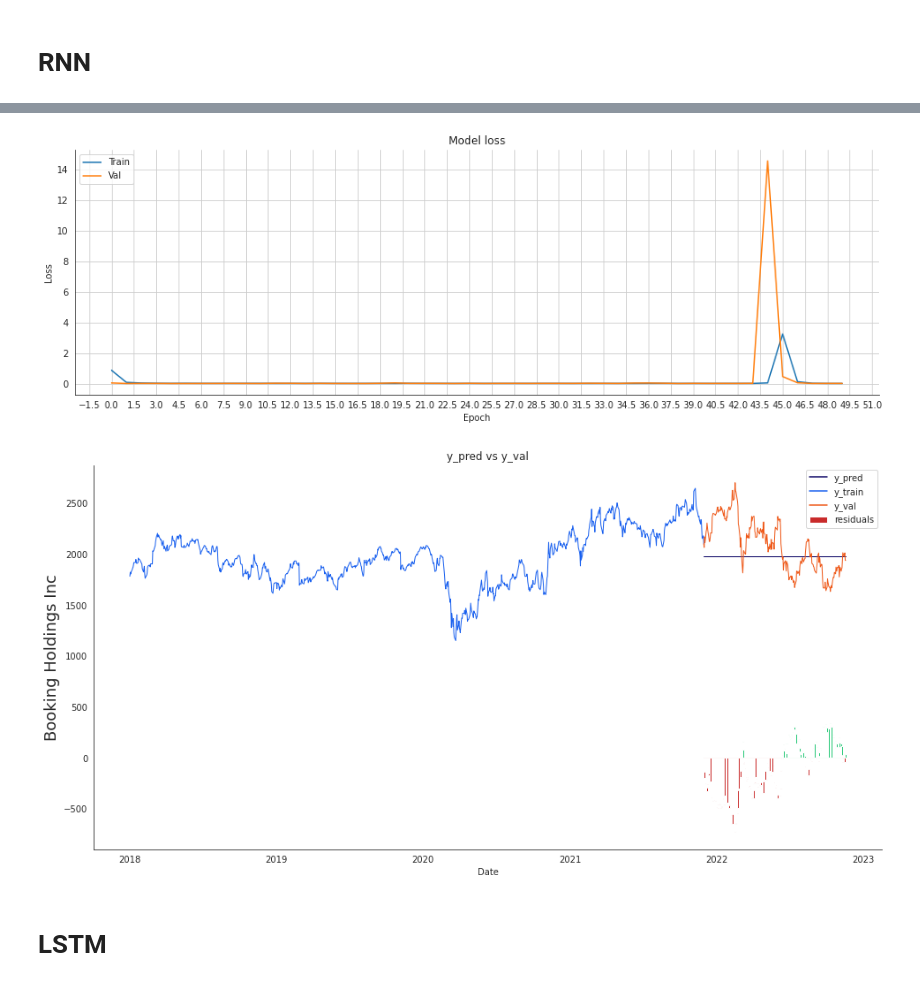
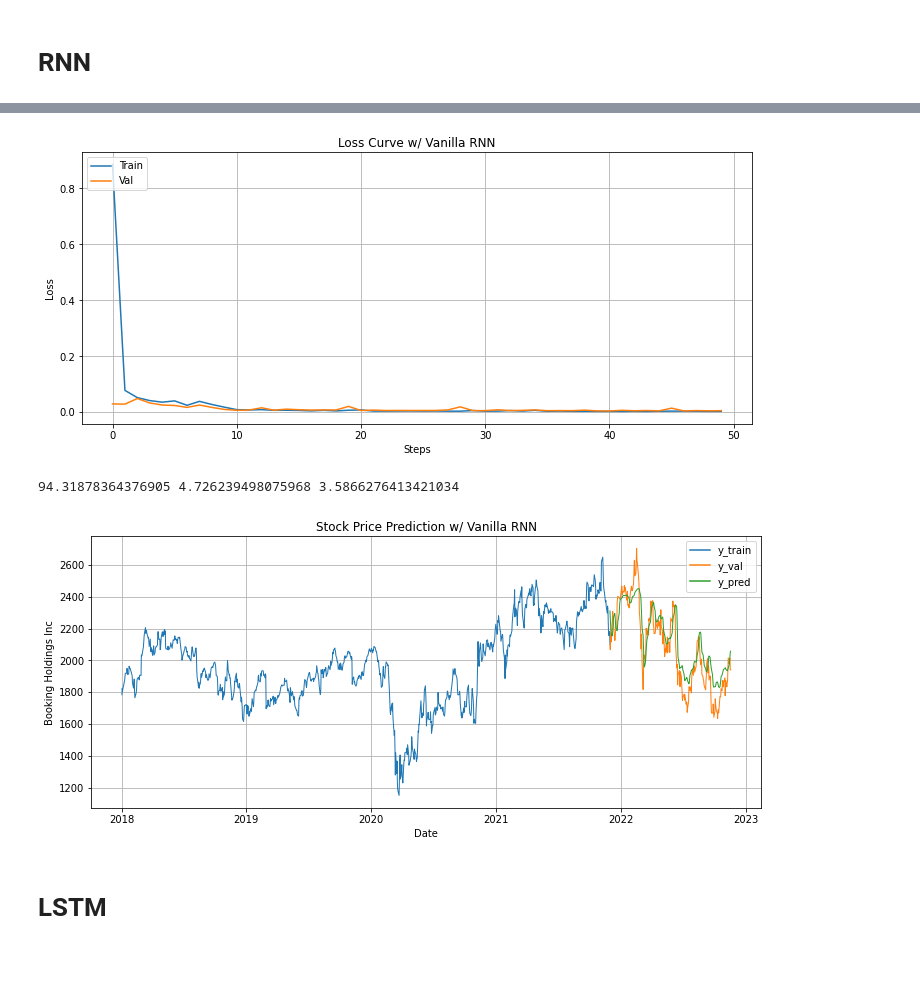
Before and after one commit to CamilleKoSzePui/RNN, a Jupyter notebook: 7_simplernn_lstm_gru_lr0_0001_batchsize32_epoch50_sliding50_deeeense.ipynb, the cells around one changed output, grey strips where cells are left out. Drawn from its saved outputs; the diff is of its cells as text; code cells hidden in the pictures; blank space fills up the shorter version.

```diff
--- a/7_simplernn_lstm_gru_lr0_0001_batchsize32_epoch50_sliding50_deeeense.ipynb
+++ b/7_simplernn_lstm_gru_lr0_0001_batchsize32_epoch50_sliding50_deeeense.ipynb
@@ -41,7 +41,6 @@ from sklearn.metrics import mean_absolute_error, mean_squared_error
 
 from sklearn.preprocessing import RobustScaler, MinMaxScaler # This Scaler removes the median and scales the data according to the quantile range to normalize the price data
 import seaborn as sns
-sns.set_style('white', { 'axes.spines.right': False, 'axes.spines.top': False})
 import yfinance as yf
 
 print('Tensorflow Version: ' + tf.__version__)
@@ -150,54 +128,37 @@ def preprocess(df, seq_len):
 # %% [markdown]
 # Build RNN model
 # %%
-def create_RNN(hidden_units, input_shape, rnn_type, lr, loss):
+def create_RNN(hidden_units, input_shape, rnn_type, lr, loss, drop=0.2):
   model = Sequential()
   if rnn_type == 'RNN':
 
     model.add(SimpleRNN(hidden_units, return_sequences=True, input_shape=input_shape))
-    model.add(Dropout(0.2))
     model.add(SimpleRNN(hidden_units, return_sequences=True))
-    model.add(Dropout(0.2))
     model.add(SimpleRNN(hidden_units, return_sequences=True))
-    model.add(Dropout(0.2))
     model.add(SimpleRNN(hidden_units, return_sequences=True))
-    model.add(Dropout(0.2))
     model.add(SimpleRNN(hidden_units, return_sequences=True))
-    model.add(Dropout(0.2))
-    model.add(SimpleRNN(hidden_units, return_sequences=True))
-    model.add(Dropout(0.2))
+    model.add(Dropout(drop))
     model.add(SimpleRNN(hidden_units, return_sequences=False))
 
   elif rnn_type == 'LSTM':
 
     model.add(LSTM(hidden_units, return_sequences=True, input_shape=input_shape))
-    model.add(Dropout(0.2))
     model.add(LSTM(hidden_units, return_sequences=True))
-    model.add(Dropout(0.2))
     model.add(LSTM(hidden_units, return_sequences=True))
-    model.add(Dropout(0.2))
     model.add(LSTM(hidden_units, return_sequences=True))
-    model.add(Dropout(0.2))
     model.add(LSTM(hidden_units, return_sequences=True))
-    model.add(Dropout(0.2))
-    model.add(LSTM(hidden_units, return_sequences=True))
-    model.add(Dropout(0.2))
+    model.add(Dropout(drop))
     model.add(LSTM(hidden_units, return_sequences=False))
+
 
   elif rnn_type == 'GRU':
 
     model.add(GRU(hidden_units, return_sequences=True, input_shape=input_shape))
-    model.add(Dropout(0.2))
     model.add(GRU(hidden_units, return_sequences=True))
-    model.add(Dropout(0.2))
     model.add(GRU(hidden_units, return_sequences=True))
-    model.add(Dropout(0.2))
     model.add(GRU(hidden_units, return_sequences=True))
-    model.add(Dropout(0.2))
     model.add(GRU(hidden_units, return_sequences=True))
-    model.add(Dropout(0.2))
-    model.add(GRU(hidden_units, return_sequences=True))
-    model.add(Dropout(0.2))
+    model.add(Dropout(drop))
     model.add(GRU(hidden_units, return_sequences=False))
 
   model.add(Dense(1))
@@ -207,15 +168,13 @@ def create_RNN(hidden_units, input_shape, rnn_type, lr, loss):
 
   return model
 # %%
-def loss_plot(history, epochs):
-  # Plot training & validation loss values
-  fig, ax = plt.subplots(figsize=(16, 5), sharex=True)
+def loss_plot(history, epochs, rnn_type ="Vanilla RNN"):
+  fig, ax = plt.subplots(figsize=(12, 5), sharex=True)
   sns.lineplot(data=history.history["loss"])
   sns.lineplot(data=history.history["val_loss"])
-  plt.title("Model loss")
+  plt.title(f"Loss Curve w/ {rnn_type}")
   plt.ylabel("Loss")
-  plt.xlabel("Epoch")
-  ax.xaxis.set_major_locator(plt.MaxNLocator(epochs))
+  plt.xlabel("Steps")
   plt.legend(["Train", "Val"], loc="upper left")
   plt.grid()
   plt.show()
@@ -373,13 +308,17 @@ Trainable params: 815,751
 Non-trainable params: 0
 _________________________________________________________________
 # %%
-loss_plot(history, epochs=epoch)
+loss_plot(history, epochs=epoch, rnn_type ="Vanilla RNN")
 # %% [output]
-[figure, old version]
+[figure, new version]
+# %%
+print(MAE_simplernn, MAPE_simplernn, MDAPE_simplernn)
+# %% [output]
+94.31878364376905 4.726239498075968 3.5866276413421034
 # %%
-evaluate_plot(data_filtered_ext, train_data_len, y_pred_simplernn, stock_company, display_start_date = start_date)
+evaluate_plot(data_filtered_ext, train_data_len, y_pred_simplernn, stock_company, display_start_date = start_date, rnn_type ="Vanilla RNN")
 # %% [output]
-[figure, old version]
+[figure, new version]
 # %% [markdown]
 # LSTM
 # %%
```
Also changed, not shown: parts of 23 cells of this notebook.
